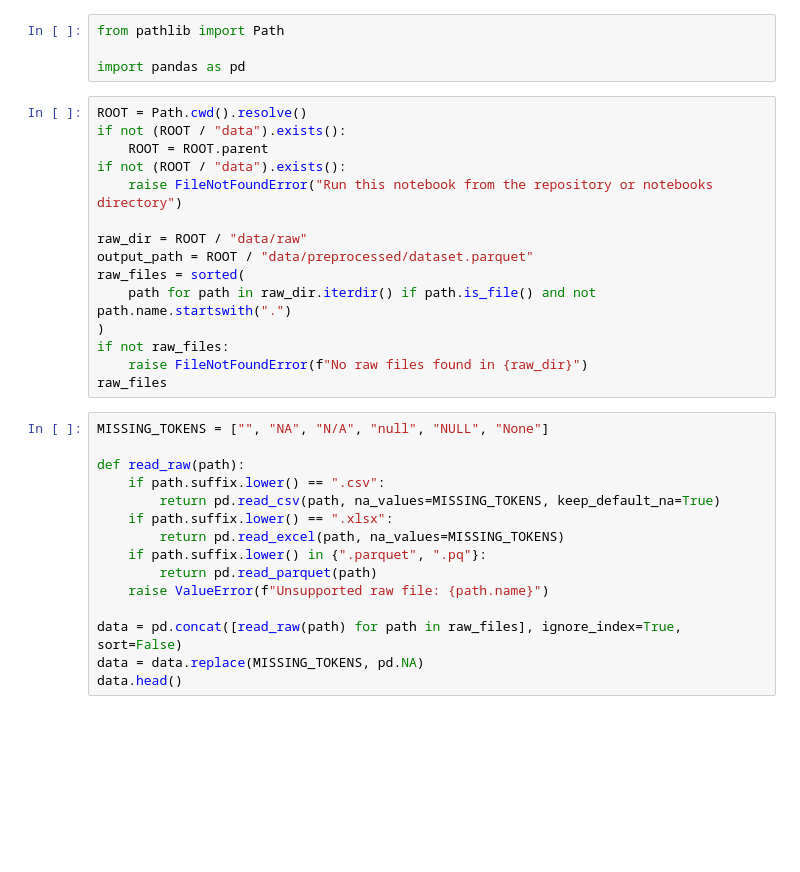
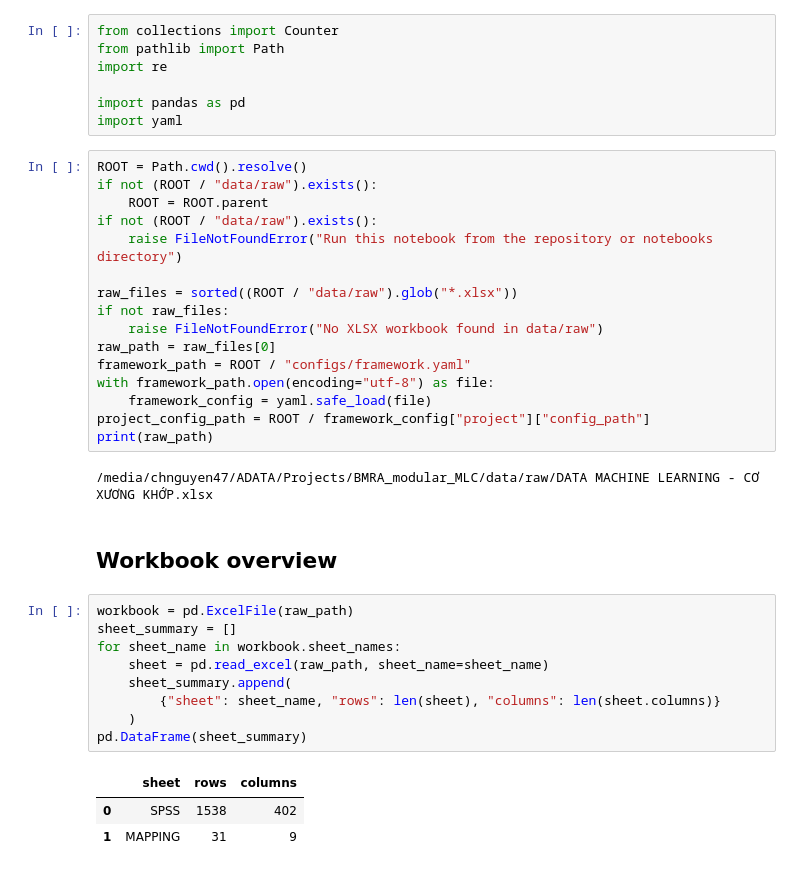
Before and after one commit to channguyen47/BMRA_modular_MLC, a Jupyter notebook: notebooks/00_data_preprocessing.ipynb, the cells around one changed output. Drawn from its saved outputs; the diff is of its cells as text; blank space fills up the shorter version.

```diff
--- a/notebooks/00_data_preprocessing.ipynb
+++ b/notebooks/00_data_preprocessing.ipynb
@@ -5,34 +5,40 @@ Combine raw CSV, XLSX, or Parquet files without discarding missing feature or la
 # %%
+from collections import Counter
 from pathlib import Path
+import re
 
 import pandas as pd
+import yaml
 # %%
 ROOT = Path.cwd().resolve()
-if not (ROOT / "data").exists():
+if not (ROOT / "data/raw").exists():
     ROOT = ROOT.parent
-if not (ROOT / "data").exists():
+if not (ROOT / "data/raw").exists():
     raise FileNotFoundError("Run this notebook from the repository or notebooks directory")
 
-raw_dir = ROOT / "data/raw"
-output_path = ROOT / "data/preprocessed/dataset.parquet"
-raw_files = sorted(
-    path for path in raw_dir.iterdir() if path.is_file() and not path.name.startswith(".")
-)
+raw_files = sorted((ROOT / "data/raw").glob("*.xlsx"))
 if not raw_files:
-    raise FileNotFoundError(f"No raw files found in {raw_dir}")
-raw_files
+    raise FileNotFoundError("No XLSX workbook found in data/raw")
+raw_path = raw_files[0]
+framework_path = ROOT / "configs/framework.yaml"
+with framework_path.open(encoding="utf-8") as file:
+    framework_config = yaml.safe_load(file)
+project_config_path = ROOT / framework_config["project"]["config_path"]
+print(raw_path)
+# %% [output]
+/media/chnguyen47/ADATA/Projects/BMRA_modular_MLC/data/raw/DATA MACHINE LEARNING - CƠ XƯƠNG KHỚP.xlsx
-# %%
-MISSING_TOKENS = ["", "NA", "N/A", "null", "NULL", "None"]
-
-def read_raw(path):
-    if path.suffix.lower() == ".csv":
-        return pd.read_csv(path, na_values=MISSING_TOKENS, keep_default_na=True)
-    if path.suffix.lower() == ".xlsx":
-        return pd.read_excel(path, na_values=MISSING_TOKENS)
-    if path.suffix.lower() in {".parquet", ".pq"}:
-        return pd.read_parquet(path)
-    raise ValueError(f"Unsupported raw file: {path.name}")
-
-data = pd.concat([read_raw(path) for path in raw_files], ignore_index=True, sort=False)
-data = data.replace(MISSING_TOKENS, pd.NA)
-data.head()
+# %% [markdown]
+## Workbook overview
+# %%
+workbook = pd.ExcelFile(raw_path)
+sheet_summary = []
+for sheet_name in workbook.sheet_names:
+    sheet = pd.read_excel(raw_path, sheet_name=sheet_name)
+    sheet_summary.append(
+        {"sheet": sheet_name, "rows": len(sheet), "columns": len(sheet.columns)}
+    )
+pd.DataFrame(sheet_summary)
+# %% [output]
+|  | sheet | rows | columns |
+| 0 | SPSS | 1538 | 402 |
+| 1 | MAPPING | 31 | 9 |
```
Also changed, not shown: parts of 14 cells of this notebook, 13 other files.
